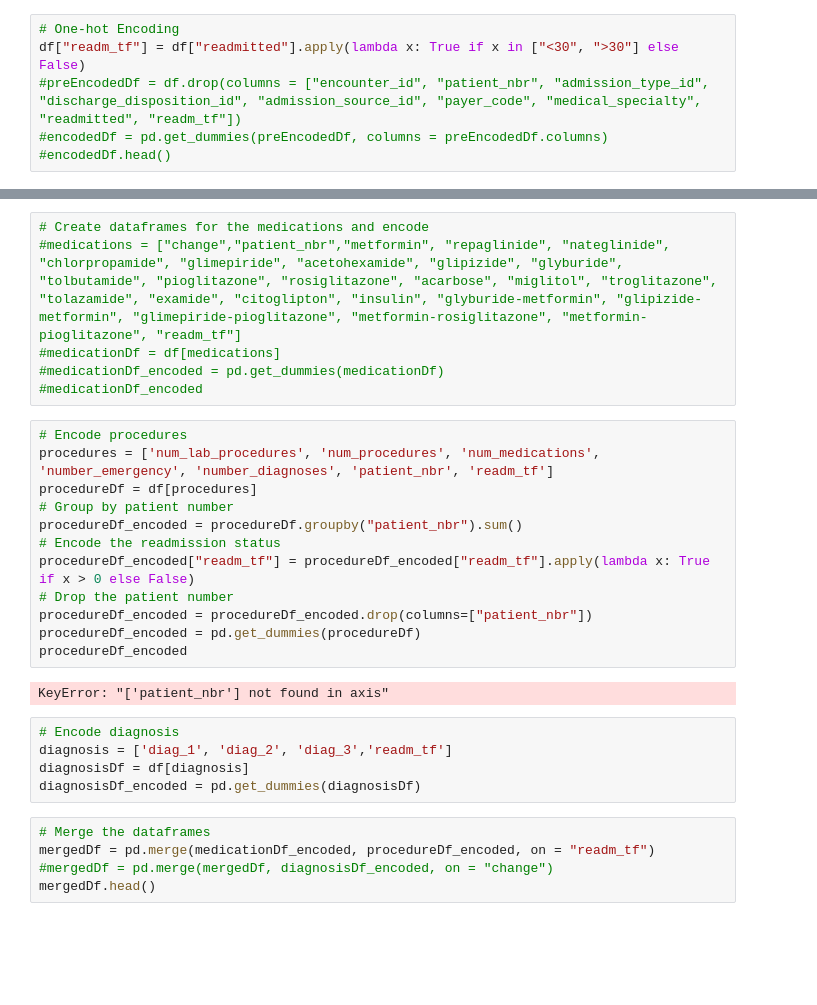
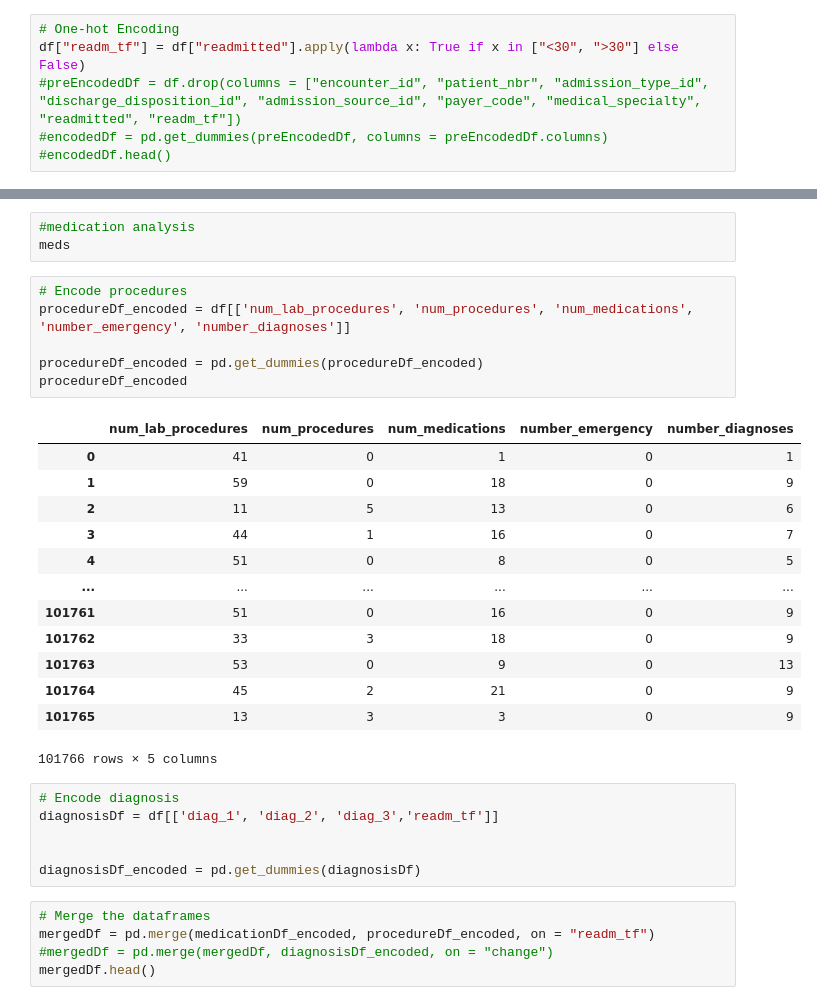
Before and after one commit to TGurke13/Group-Project2, a Jupyter notebook: main_Thomas.ipynb, the cells around one changed output, grey strips where cells are left out. Drawn from its saved outputs; the diff is of its cells as text; blank space fills up the shorter version.

```diff
--- a/main_Thomas.ipynb
+++ b/main_Thomas.ipynb
@@ -89,27 +98,31 @@ medicationDf_encoded
-# %%
-# Create dataframes for the medications and encode
-#medications = ["change","patient_nbr","metformin", "repaglinide", "nateglinide", "chlorpropamide", "glimepiride", "acetohexamide", "glipizide", "glyburide", "tolbutamide", "pioglitazone", "rosiglitazone", "acarbose", "miglitol", "troglitazone", "tolazamide", "examide", "citoglipton", "insulin", "glyburide-metformin", "glipizide-metformin", "glimepiride-pioglitazone", "metformin-rosiglitazone", "metformin-pioglitazone", "readm_tf"]
-#medicationDf = df[medications]
-#medicationDf_encoded = pd.get_dummies(medicationDf)
-#medicationDf_encoded
-# %%
-# Encode procedures
-procedures = ['num_lab_procedures', 'num_procedures', 'num_medications', 'number_emergency', 'number_diagnoses', 'patient_nbr', 'readm_tf']
-procedureDf = df[procedures]
-# Group by patient number
-procedureDf_encoded = procedureDf.groupby("patient_nbr").sum()
-# Encode the readmission status
-procedureDf_encoded["readm_tf"] = procedureDf_encoded["readm_tf"].apply(lambda x: True if x > 0 else False)
-# Drop the patient number
-procedureDf_encoded = procedureDf_encoded.drop(columns=["patient_nbr"])
-procedureDf_encoded = pd.get_dummies(procedureDf)
-procedureDf_encoded
-# %% [output]
-KeyError: "['patient_nbr'] not found in axis"
+# %%
+#medication analysis
+meds
+# %%
+# Encode procedures
+procedureDf_encoded = df[['num_lab_procedures', 'num_procedures', 'num_medications', 'number_emergency', 'number_diagnoses']]
+
+procedureDf_encoded = pd.get_dummies(procedureDf_encoded)
+procedureDf_encoded
+# %% [output]
+|  | num_lab_procedures | num_procedures | num_medications | number_emergency | number_diagnoses |
+| 0 | 41 | 0 | 1 | 0 | 1 |
+| 1 | 59 | 0 | 18 | 0 | 9 |
+| 2 | 11 | 5 | 13 | 0 | 6 |
+| 3 | 44 | 1 | 16 | 0 | 7 |
+| 4 | 51 | 0 | 8 | 0 | 5 |
+| ... | ... | ... | ... | ... | ... |
+| 101761 | 51 | 0 | 16 | 0 | 9 |
+| 101762 | 33 | 3 | 18 | 0 | 9 |
+| 101763 | 53 | 0 | 9 | 0 | 13 |
+| 101764 | 45 | 2 | 21 | 0 | 9 |
+| 101765 | 13 | 3 | 3 | 0 | 9 |
+101766 rows × 5 columns
 # %%
 # Encode diagnosis
-diagnosis = ['diag_1', 'diag_2', 'diag_3','readm_tf']
-diagnosisDf = df[diagnosis]
+diagnosisDf = df[['diag_1', 'diag_2', 'diag_3','readm_tf']]
+
+
 diagnosisDf_encoded = pd.get_dummies(diagnosisDf)
 # %%
 # Merge the dataframes
```
Also changed, not shown: parts of 4 cells of this notebook.
